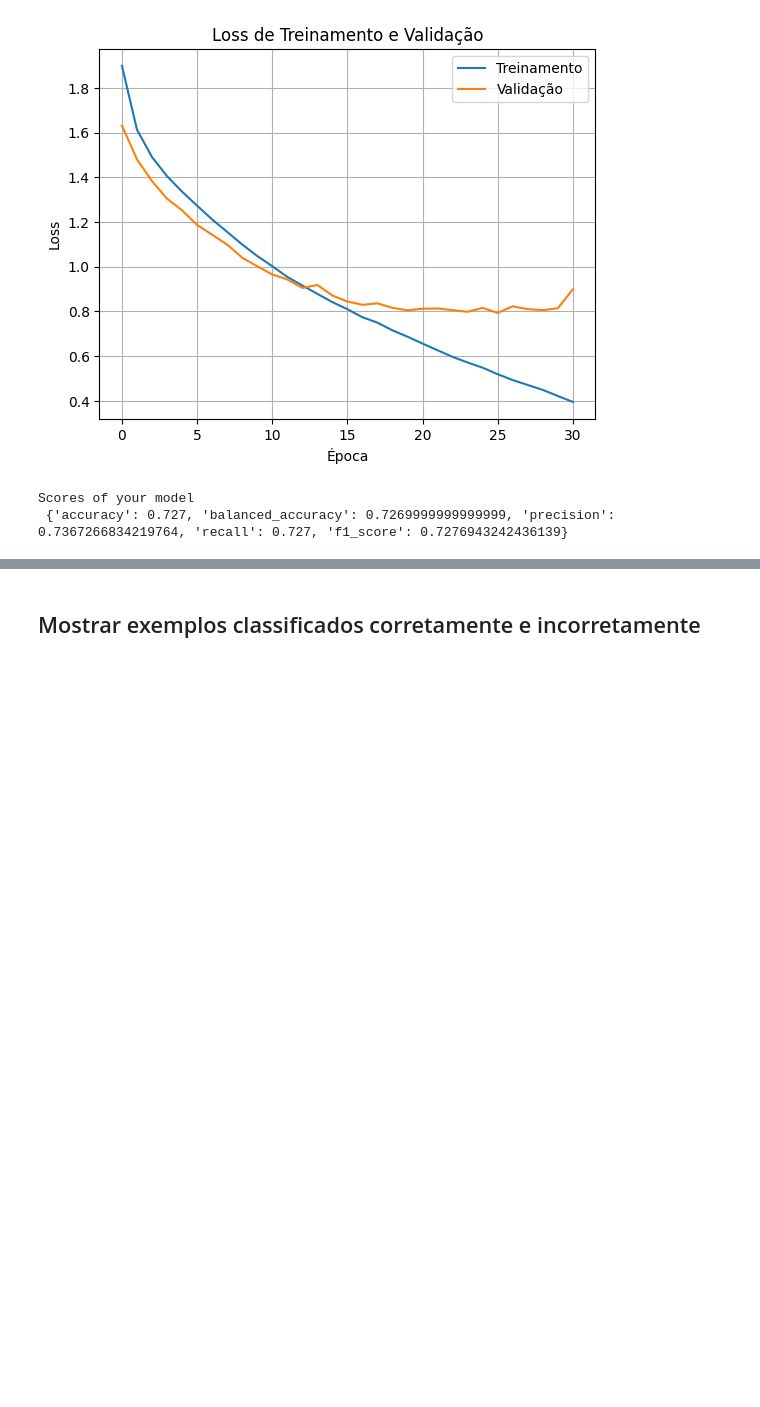
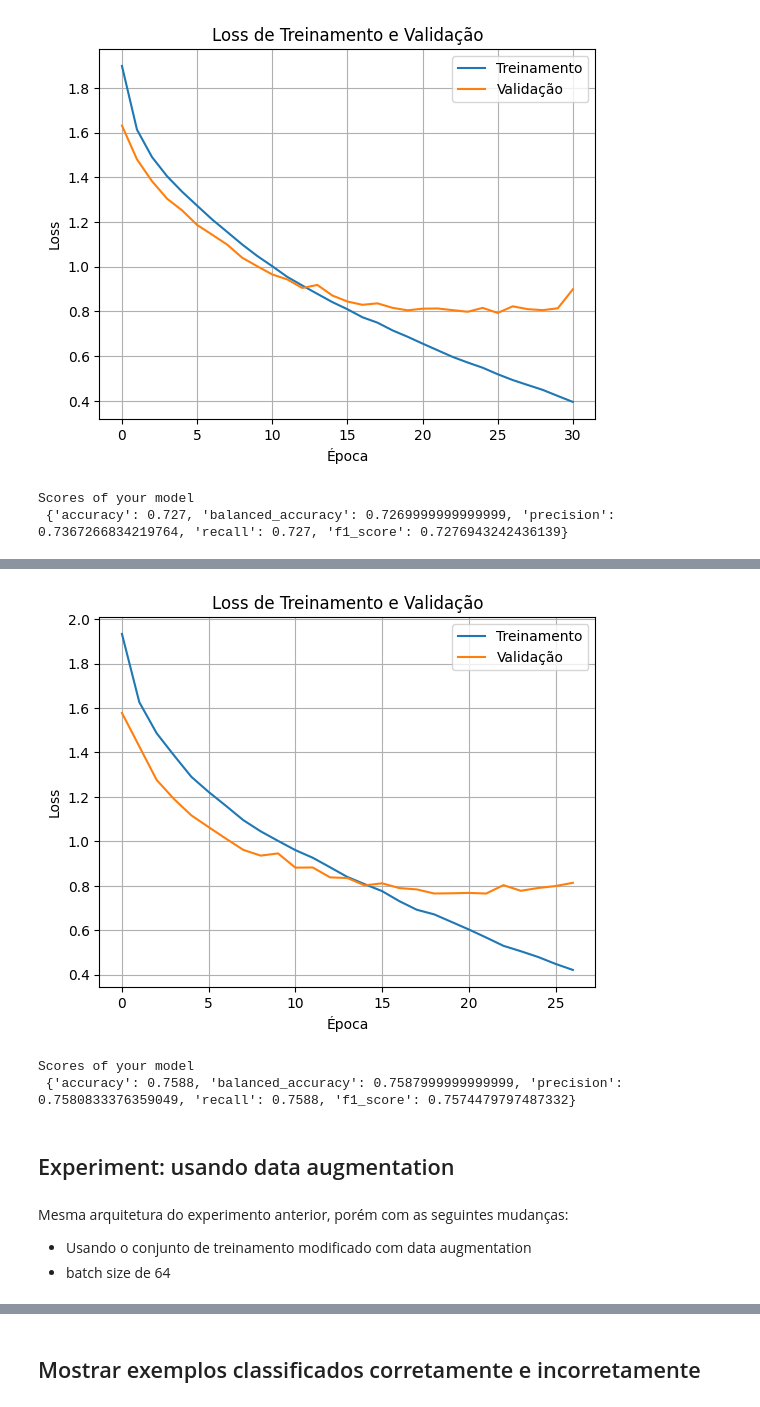
Before and after one commit to JVMergulho/redes_neurais, a Jupyter notebook: miniprojeto1/CNN/CIFAR10_with_CNNs.ipynb, the cells around one changed output, grey strips where cells are left out. Cells and saved outputs as stored; diff of their text form; code cells hidden in the pictures; blank space fills up the shorter version.

```diff
--- a/miniprojeto1/CNN/CIFAR10_with_CNNs.ipynb
+++ b/miniprojeto1/CNN/CIFAR10_with_CNNs.ipynb
@@ -640,0 +671,40 @@ Scores of your model
+# %%
+learning_rate = 0.0001
+num_epochs = 50
+batch_size = 32
+patience = 5
+
+train_loader, val_loader, test_loader = makeLoaders(batch_size)
+# %%
+config_2convs_1pool  = {
+    'conv_layers': [
+        (32, 3, 1, 1, False),   # conv apenas
+        (64, 3, 1, 1, True),  # conv + pool
+        (128, 3, 1, 1, False),  # conv apenas
+        (256, 3, 1, 1, True)  # conv + pool
+    ],
+    'pool_kernel_size': 2,
+    'pool_stride': 2,
+    'fc_layers': [
+        (120, 0.4),
+        (84, 0.4)
+    ],
+    'output_size': 10
+}
+
+device = torch.device("cuda" if torch.cuda.is_available() else "cpu")
+
+# Criando o modelo
+model_2convs_1pool = FlexibleCNN(config_2convs_1pool).to(device)
+
+optimizer = optim.Adam(model_2convs_1pool.parameters(), lr=learning_rate)
+criterion = nn.CrossEntropyLoss()
+# %%
+trained_CNN, train_losses, val_losses = train_model(model_2convs_1pool,
+                                                    train_loader,
+                                                    val_loader,
+                                                    criterion,
+                                                    optimizer,
+                                                    device,
+                                                    num_epochs,
+                                                    patience)
@@ -640,0 +725,18 @@ Scores of your model
+# %%
+plotLoss(train_losses, val_losses)
+# %% [output]
+[figure, added]
+# %%
+labels, predictions = makePredictions(trained_CNN, test_loader)
+
+scores = get_scores(labels, predictions)
+print("Scores of your model\n", scores)
+# %% [output]
+Scores of your model
+ {'accuracy': 0.7588, 'balanced_accuracy': 0.7587999999999999, 'precision': 0.7580833376359049, 'recall': 0.7588, 'f1_score': 0.7574479797487332}
+# %% [markdown]
+## Experiment: usando data augmentation
+# %% [markdown]
+Mesma arquitetura do experimento anterior, porém com as seguintes mudanças:
+- Usando o conjunto de treinamento modificado com data augmentation
+- batch size de 64
```
Also changed, not shown: parts of 32 cells of this notebook, 7 other files.
